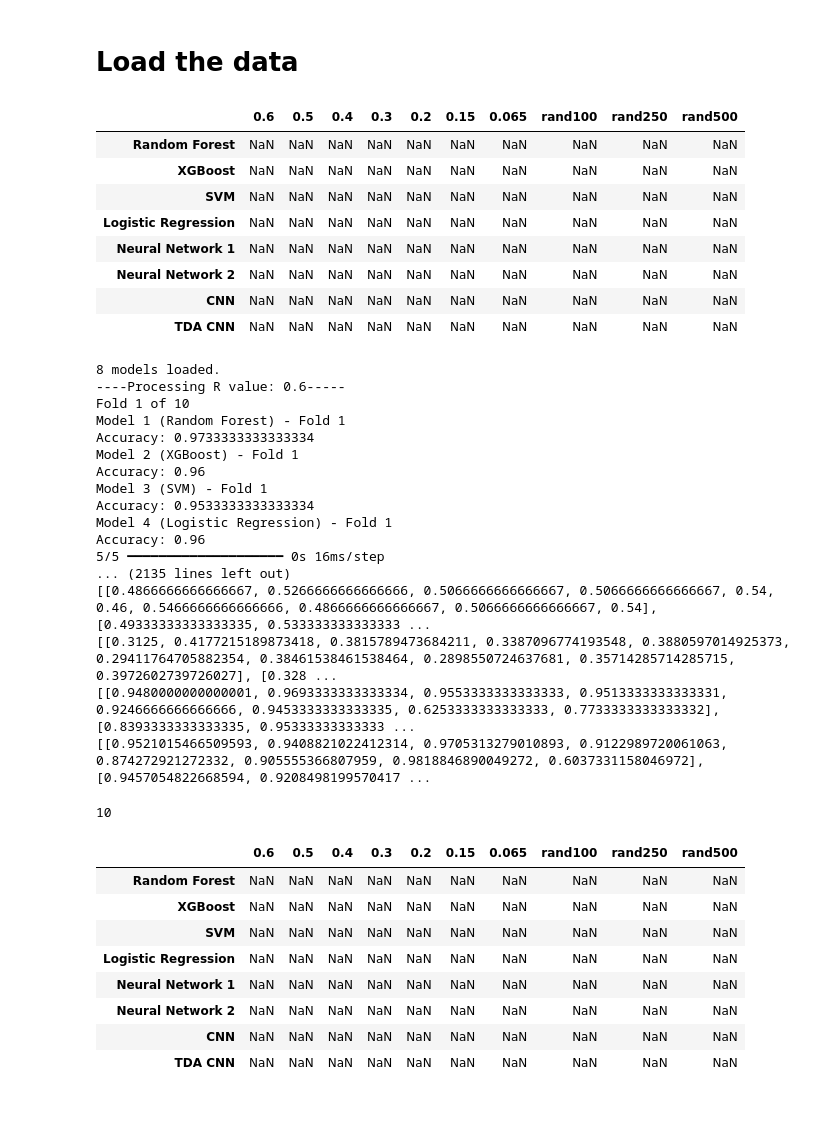
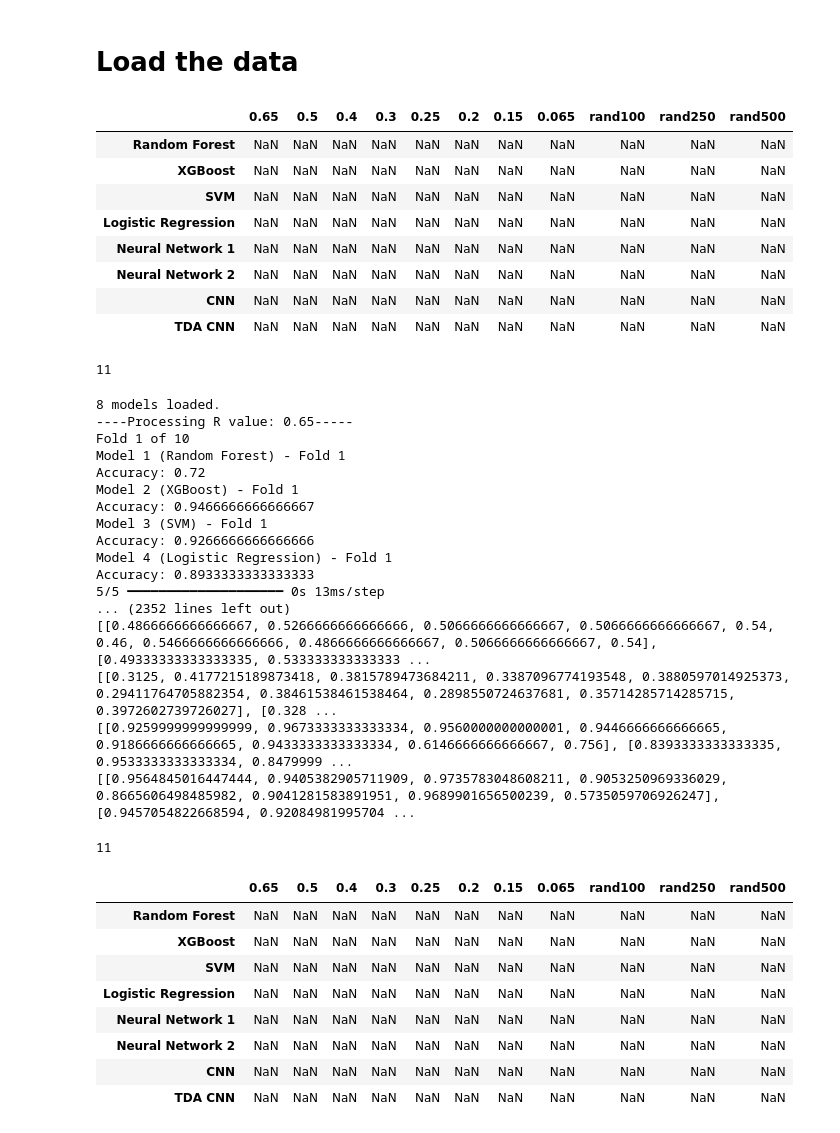
Before and after one commit to Azahramirez/GCW_TDA, a Jupyter notebook: 6Testing.ipynb, the cells around one changed output. Drawn from its saved outputs; the diff is of its cells as text; code cells hidden in the pictures.

```diff
--- a/6Testing.ipynb
+++ b/6Testing.ipynb
@@ -108,21 +110,25 @@ tda_model = load_model('data/cnn1_model_0.4.keras')
 # %% [markdown]
 # Load the data
 # %%
-list_of_R=[0.6, 0.5, 0.4, 0.3,0.2, 0.15, 0.065, 'rand100', 'rand250', 'rand500']
+list_of_R=[0.65, 0.5, 0.4, 0.3,0.25,0.2, 0.15, 0.065, 'rand100', 'rand250', 'rand500']
 lista_modelos=[rf_model, xgb_model, svm_model, logistic_model, nn_model1, nn_model2, cnn_model, tda_model]
 nombres_modelos = ['Random Forest', 'XGBoost', 'SVM', 'Logistic Regression', 'Neural Network 1', 'Neural Network 2', 'CNN', 'TDA CNN']
 df = pd.DataFrame(columns=list_of_R, index=nombres_modelos)
 df
 # %% [output]
-|  | 0.6 | 0.5 | 0.4 | 0.3 | 0.2 | 0.15 | 0.065 | rand100 | rand250 | rand500 |
-| Random Forest | NaN | NaN | NaN | NaN | NaN | NaN | NaN | NaN | NaN | NaN |
-| XGBoost | NaN | NaN | NaN | NaN | NaN | NaN | NaN | NaN | NaN | NaN |
-| SVM | NaN | NaN | NaN | NaN | NaN | NaN | NaN | NaN | NaN | NaN |
-| Logistic Regression | NaN | NaN | NaN | NaN | NaN | NaN | NaN | NaN | NaN | NaN |
-| Neural Network 1 | NaN | NaN | NaN | NaN | NaN | NaN | NaN | NaN | NaN | NaN |
-| Neural Network 2 | NaN | NaN | NaN | NaN | NaN | NaN | NaN | NaN | NaN | NaN |
-| CNN | NaN | NaN | NaN | NaN | NaN | NaN | NaN | NaN | NaN | NaN |
-| TDA CNN | NaN | NaN | NaN | NaN | NaN | NaN | NaN | NaN | NaN | NaN |
+|  | 0.65 | 0.5 | 0.4 | 0.3 | 0.25 | 0.2 | 0.15 | 0.065 | rand100 | rand250 | rand500 |
+| Random Forest | NaN | NaN | NaN | NaN | NaN | NaN | NaN | NaN | NaN | NaN | NaN |
+| XGBoost | NaN | NaN | NaN | NaN | NaN | NaN | NaN | NaN | NaN | NaN | NaN |
+| SVM | NaN | NaN | NaN | NaN | NaN | NaN | NaN | NaN | NaN | NaN | NaN |
+| Logistic Regression | NaN | NaN | NaN | NaN | NaN | NaN | NaN | NaN | NaN | NaN | NaN |
+| Neural Network 1 | NaN | NaN | NaN | NaN | NaN | NaN | NaN | NaN | NaN | NaN | NaN |
+| Neural Network 2 | NaN | NaN | NaN | NaN | NaN | NaN | NaN | NaN | NaN | NaN | NaN |
+| CNN | NaN | NaN | NaN | NaN | NaN | NaN | NaN | NaN | NaN | NaN | NaN |
+| TDA CNN | NaN | NaN | NaN | NaN | NaN | NaN | NaN | NaN | NaN | NaN | NaN |
+# %%
+len(list_of_R)
+# %% [output]
+11
 # %%
 def flatten_images(imagenes):
     """
@@ -307,26 +313,26 @@ for i in list_of_R:
     """
 # %% [output]
 8 models loaded.
-----Processing R value: 0.6-----
+----Processing R value: 0.65-----
 Fold 1 of 10
 Model 1 (Random Forest) - Fold 1
-Accuracy: 0.9733333333333334
+Accuracy: 0.72
 Model 2 (XGBoost) - Fold 1
-Accuracy: 0.96
+Accuracy: 0.9466666666666667
 Model 3 (SVM) - Fold 1
-Accuracy: 0.9533333333333334
+Accuracy: 0.9266666666666666
 Model 4 (Logistic Regression) - Fold 1
-Accuracy: 0.96
-5/5 ━━━━━━━━━━━━━━━━━━━━ 0s 16ms/step
-... (2135 lines left out)
+Accuracy: 0.8933333333333333
+5/5 ━━━━━━━━━━━━━━━━━━━━ 0s 13ms/step
+... (2352 lines left out)
 [[0.4866666666666667, 0.5266666666666666, 0.5066666666666667, 0.5066666666666667, 0.54, 0.46, 0.5466666666666666, 0.4866666666666667, 0.5066666666666667, 0.54], [0.49333333333333335, 0.533333333333333 ...
 [[0.3125, 0.4177215189873418, 0.3815789473684211, 0.3387096774193548, 0.3880597014925373, 0.29411764705882354, 0.38461538461538464, 0.2898550724637681, 0.35714285714285715, 0.3972602739726027], [0.328 ...
-[[0.9480000000000001, 0.9693333333333334, 0.9553333333333333, 0.9513333333333331, 0.9246666666666666, 0.9453333333333335, 0.6253333333333333, 0.7733333333333332], [0.8393333333333335, 0.95333333333333 ...
-[[0.9521015466509593, 0.9408821022412314, 0.9705313279010893, 0.9122989720061063, 0.874272921272332, 0.905555366807959, 0.9818846890049272, 0.6037331158046972], [0.9457054822668594, 0.9208498199570417 ...
+[[0.9259999999999999, 0.9673333333333334, 0.9560000000000001, 0.9446666666666665, 0.9186666666666665, 0.9433333333333334, 0.6146666666666667, 0.756], [0.8393333333333335, 0.9533333333333334, 0.8479999 ...
+[[0.9564845016447444, 0.9405382905711909, 0.9735783048608211, 0.9053250969336029, 0.8665606498485982, 0.9041281583891951, 0.9689901656500239, 0.5735059706926247], [0.9457054822668594, 0.92084981995704 ...
 # %%
 len(acc_completo)  # Check the length of the global accuracy list
 # %% [output]
-10
+11
 # %%
 # Save acc_completo and rec_completo as numpy arrays
 np.save('data/acc_completo.npy', acc_completo)
@@ -334,15 +340,15 @@ np.save('data/rec_completo.npy', rec_completo)
 # %%
 df
 # %% [output]
-|  | 0.6 | 0.5 | 0.4 | 0.3 | 0.2 | 0.15 | 0.065 | rand100 | rand250 | rand500 |
-| Random Forest | NaN | NaN | NaN | NaN | NaN | NaN | NaN | NaN | NaN | NaN |
-| XGBoost | NaN | NaN | NaN | NaN | NaN | NaN | NaN | NaN | NaN | NaN |
-| SVM | NaN | NaN | NaN | NaN | NaN | NaN | NaN | NaN | NaN | NaN |
-| Logistic Regression | NaN | NaN | NaN | NaN | NaN | NaN | NaN | NaN | NaN | NaN |
-| Neural Network 1 | NaN | NaN | NaN | NaN | NaN | NaN | NaN | NaN | NaN | NaN |
-| Neural Network 2 | NaN | NaN | NaN | NaN | NaN | NaN | NaN | NaN | NaN | NaN |
-| CNN | NaN | NaN | NaN | NaN | NaN | NaN | NaN | NaN | NaN | NaN |
-| TDA CNN | NaN | NaN | NaN | NaN | NaN | NaN | NaN | NaN | NaN | NaN |
+|  | 0.65 | 0.5 | 0.4 | 0.3 | 0.25 | 0.2 | 0.15 | 0.065 | rand100 | rand250 | rand500 |
+| Random Forest | NaN | NaN | NaN | NaN | NaN | NaN | NaN | NaN | NaN | NaN | NaN |
+| XGBoost | NaN | NaN | NaN | NaN | NaN | NaN | NaN | NaN | NaN | NaN | NaN |
+| SVM | NaN | NaN | NaN | NaN | NaN | NaN | NaN | NaN | NaN | NaN | NaN |
+| Logistic Regression | NaN | NaN | NaN | NaN | NaN | NaN | NaN | NaN | NaN | NaN | NaN |
+| Neural Network 1 | NaN | NaN | NaN | NaN | NaN | NaN | NaN | NaN | NaN | NaN | NaN |
+| Neural Network 2 | NaN | NaN | NaN | NaN | NaN | NaN | NaN | NaN | NaN | NaN | NaN |
+| CNN | NaN | NaN | NaN | NaN | NaN | NaN | NaN | NaN | NaN | NaN | NaN |
+| TDA CNN | NaN | NaN | NaN | NaN | NaN | NaN | NaN | NaN | NaN | NaN | NaN |
 # %%
 # Change the name of the columns to str
 df.columns = [str(col) for col in df.columns]
```
Also changed, not shown: parts of 2 cells of this notebook, 3 other files.
